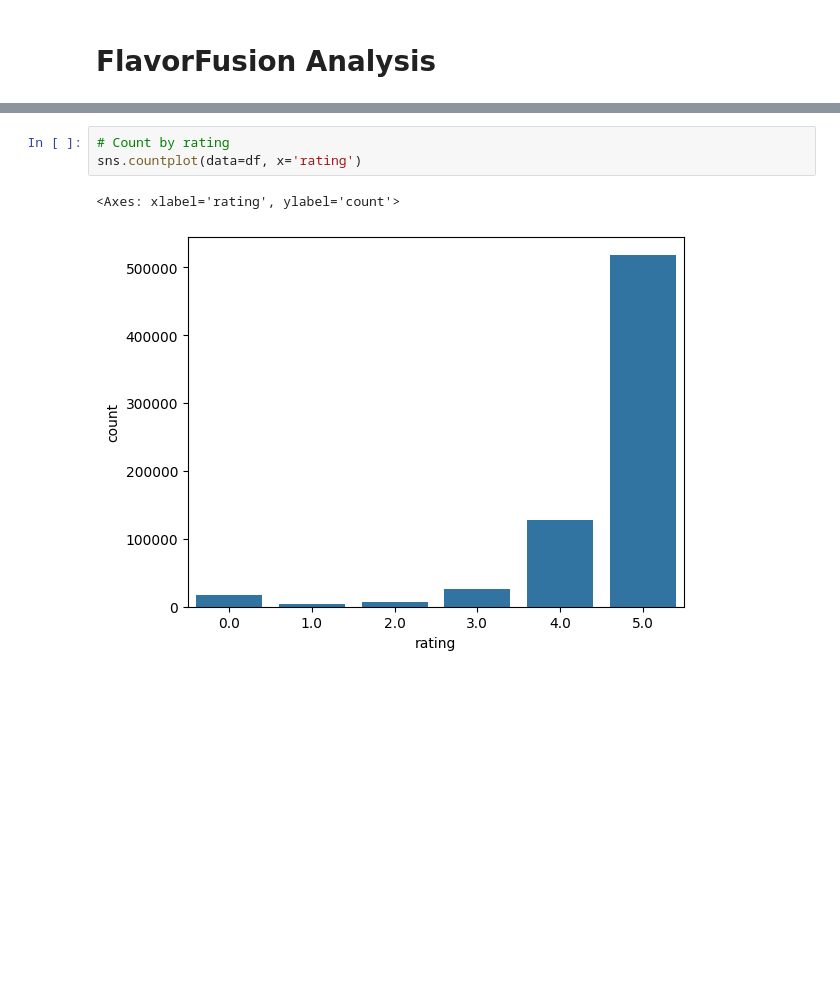
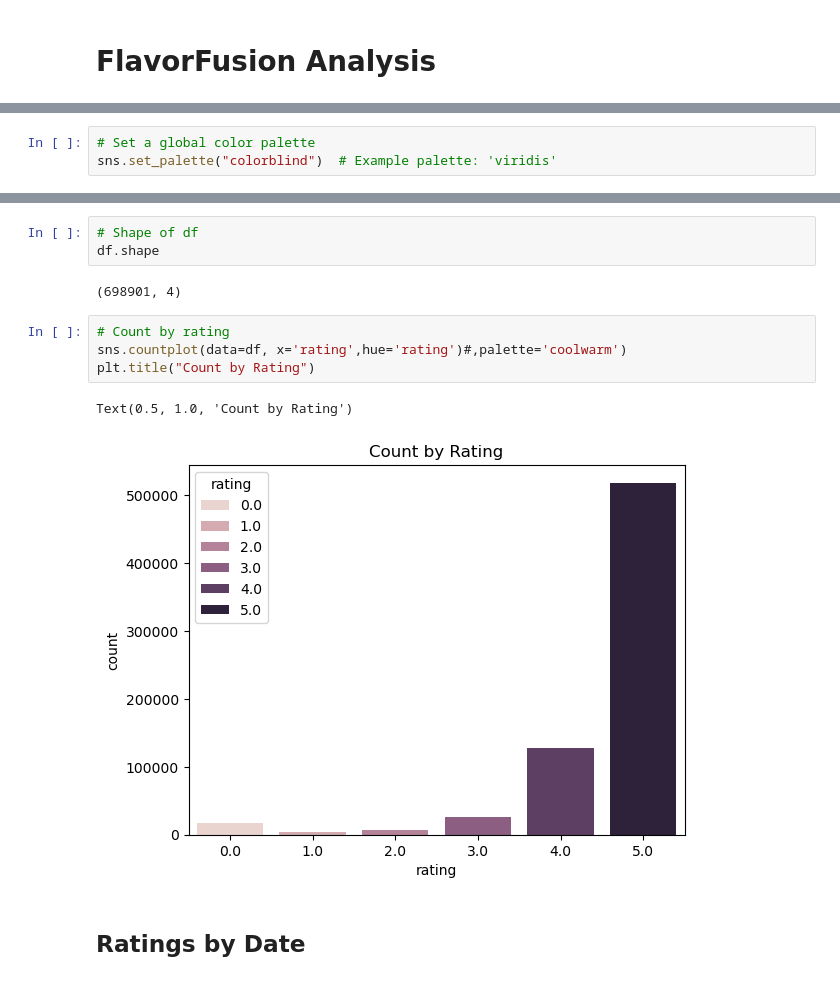
Before and after one commit to AnaqiAmir/FlavorFusion, a Jupyter notebook: EDA.ipynb, the cells around one changed output, grey strips where cells are left out. Cells and saved outputs as stored; diff of their text form; blank space fills up the shorter version.

```diff
--- a/EDA.ipynb
+++ b/EDA.ipynb
@@ -5,3 +6,6 @@ import pandas as pd
 import numpy as np
 import matplotlib.pyplot as plt
 import seaborn as sns
+# %%
+# Set a global color palette
+sns.set_palette("colorblind")  # Example palette: 'viridis'
@@ -36,9 +71,17 @@ df
+# %%
+# Shape of df
+df.shape
+# %% [output]
+(698901, 4)
 # %%
 # Count by rating
-sns.countplot(data=df, x='rating')
+sns.countplot(data=df, x='rating',hue='rating')#,palette='coolwarm')
+plt.title("Count by Rating")
 # %% [output]
-<Axes: xlabel='rating', ylabel='count'>
+Text(0.5, 1.0, 'Count by Rating')
-[figure, old version]
+[figure, new version]
+# %% [markdown]
+## Ratings by Date
 # %%
 # Aggregate counts per date
 date_counts = df.groupby('date').size().reset_index(name='count')
```
Also changed, not shown: parts of 20 cells of this notebook.
